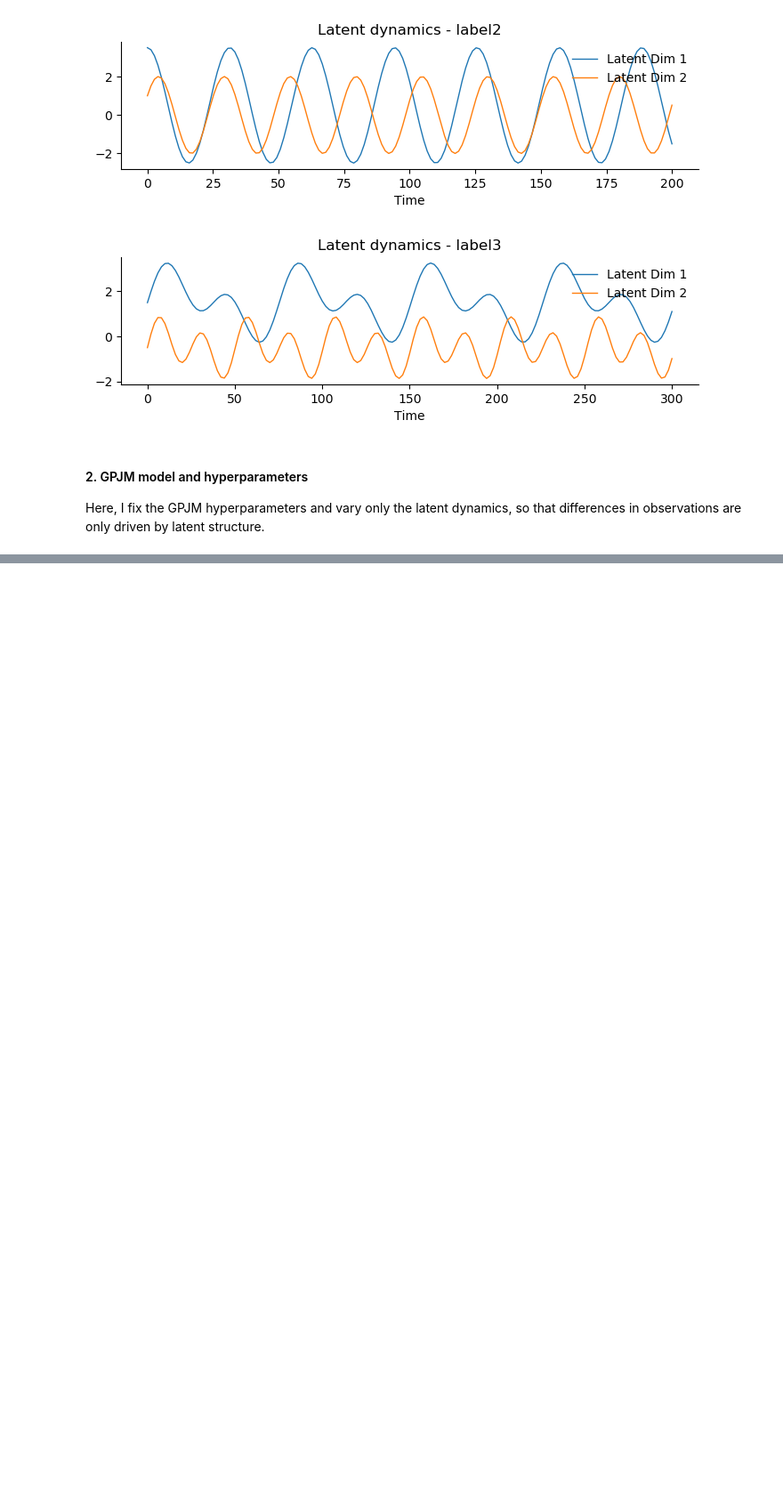
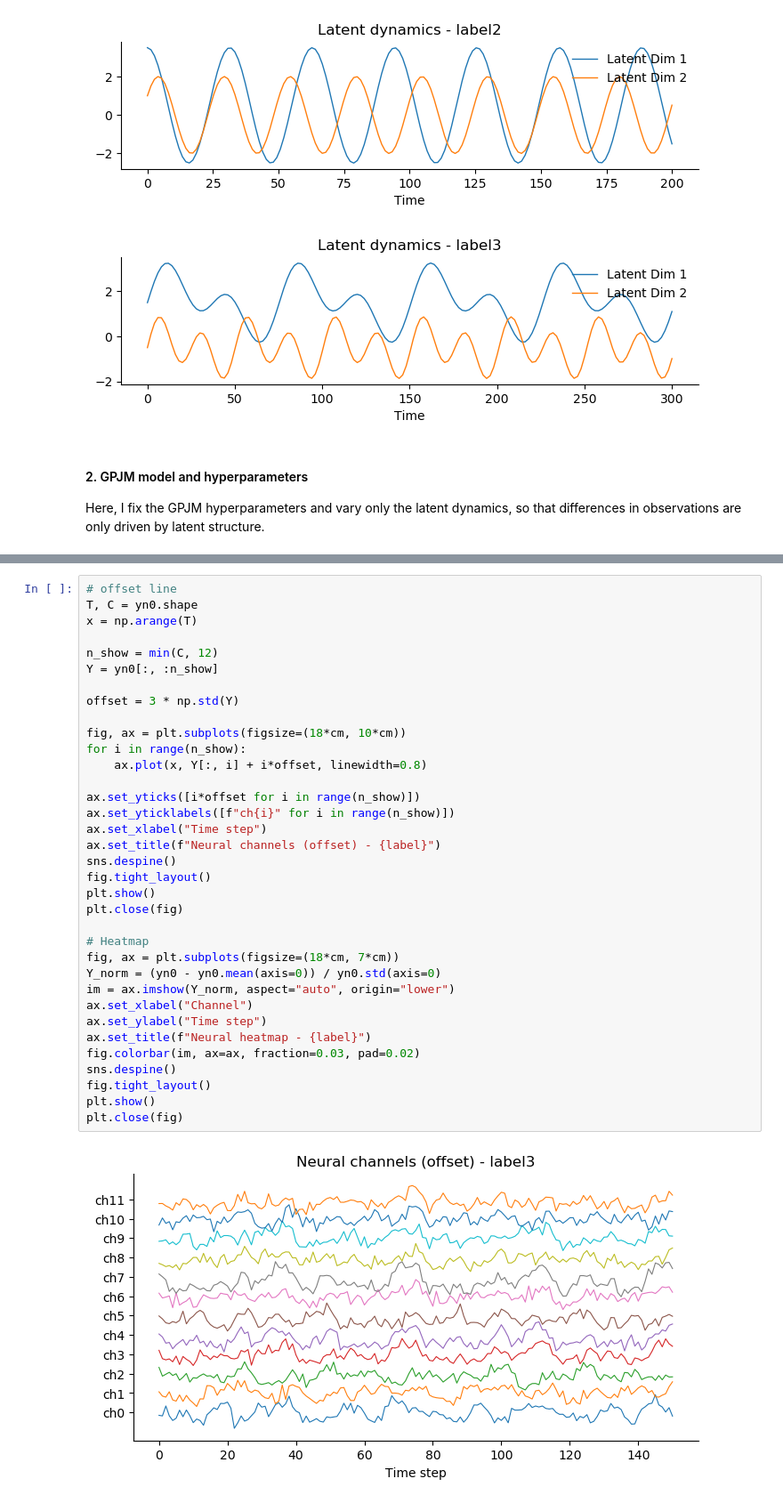
Before and after one commit to Dichter-Jang/dfnn_demo, a Jupyter notebook: demo1_gpjm_generate_synthetic_data/demo1_gpjm_generate_synthetic_data.ipynb, the cells around one changed output, grey strips where cells are left out. Shown at 89% size. Drawn from its saved outputs; the diff is of its cells as text; blank space fills up the shorter version.

```diff
--- a/demo1_gpjm_generate_synthetic_data/demo1_gpjm_generate_synthetic_data.ipynb
+++ b/demo1_gpjm_generate_synthetic_data/demo1_gpjm_generate_synthetic_data.ipynb
@@ -184,3 +169,40 @@ label3: neural shape (151, 27), behavior shape (151, 1)
 [figure]
 [figure]
 Synthetic data generation complete.
+# %%
+# offset line
+T, C = yn0.shape
+x = np.arange(T)
+
+n_show = min(C, 12)
+Y = yn0[:, :n_show]
+
+offset = 3 * np.std(Y)
+
+fig, ax = plt.subplots(figsize=(18*cm, 10*cm))
+for i in range(n_show):
+    ax.plot(x, Y[:, i] + i*offset, linewidth=0.8)
+
+ax.set_yticks([i*offset for i in range(n_show)])
+ax.set_yticklabels([f"ch{i}" for i in range(n_show)])
+ax.set_xlabel("Time step")
+ax.set_title(f"Neural channels (offset) - {label}")
+sns.despine()
+fig.tight_layout()
+plt.show()
+plt.close(fig)
+
+# Heatmap
+fig, ax = plt.subplots(figsize=(18*cm, 7*cm))
+Y_norm = (yn0 - yn0.mean(axis=0)) / yn0.std(axis=0)
+im = ax.imshow(Y_norm, aspect="auto", origin="lower")
+ax.set_xlabel("Channel")
+ax.set_ylabel("Time step")
+ax.set_title(f"Neural heatmap - {label}")
+fig.colorbar(im, ax=ax, fraction=0.03, pad=0.02)
+sns.despine()
+fig.tight_layout()
+plt.show()
+plt.close(fig)
+# %% [output]
+[figure, added]
```
Also changed, not shown: parts of 3 cells of this notebook, 4 other files.
